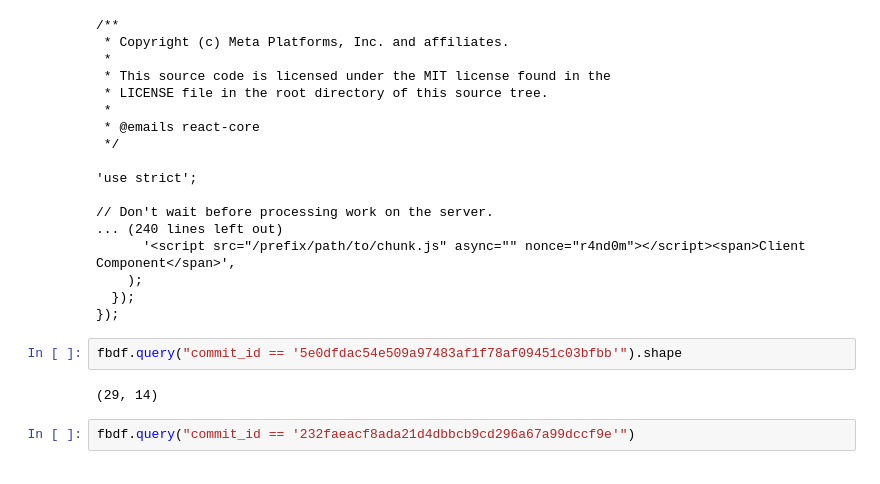
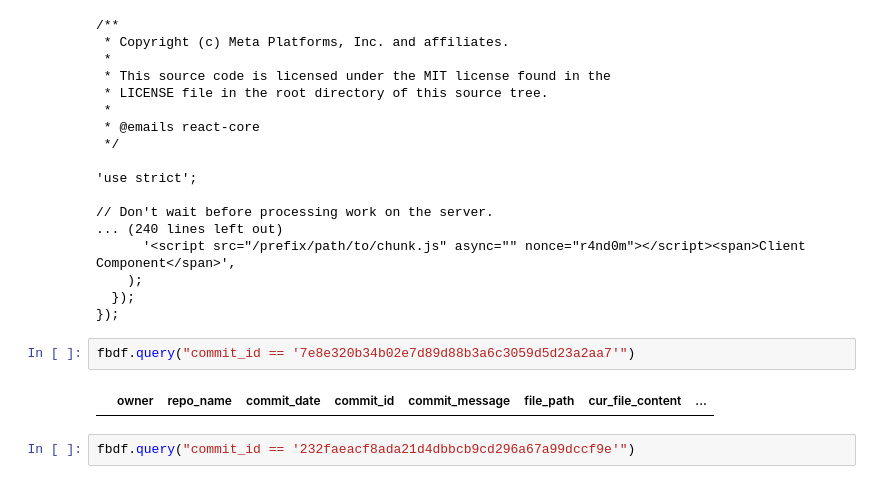
Before and after one commit to Siddharth-Gandhi/ds, a Jupyter notebook: notebooks/inspect_repos.ipynb, the cells around one changed output. Saved outputs shown, nothing was run; the diff lists cells and outputs as text.

```diff
--- a/notebooks/inspect_repos.ipynb
+++ b/notebooks/inspect_repos.ipynb
@@ -80,9 +110,9 @@ print(fbdf.query("commit_id == 'c7ba8c098889b6dc47fa9c807bbba3975a658584' & file
   });
 });
 # %%
-fbdf.query("commit_id == '5e0dfdac54e509a97483af1f78af09451c03bfbb'").shape
+fbdf.query("commit_id == '7e8e320b34b02e7d89d88b3a6c3059d5d23a2aa7'")
 # %% [output]
-(29, 14)
+|  | owner | repo_name | commit_date | commit_id | commit_message | file_path | cur_file_content | ... |
 # %%
 fbdf.query("commit_id == '232faeacf8ada21d4dbbcb9cd296a67a99dccf9e'")
 # %% [output]
```
Also changed, not shown: parts of 22 cells of this notebook, 5 other files.
